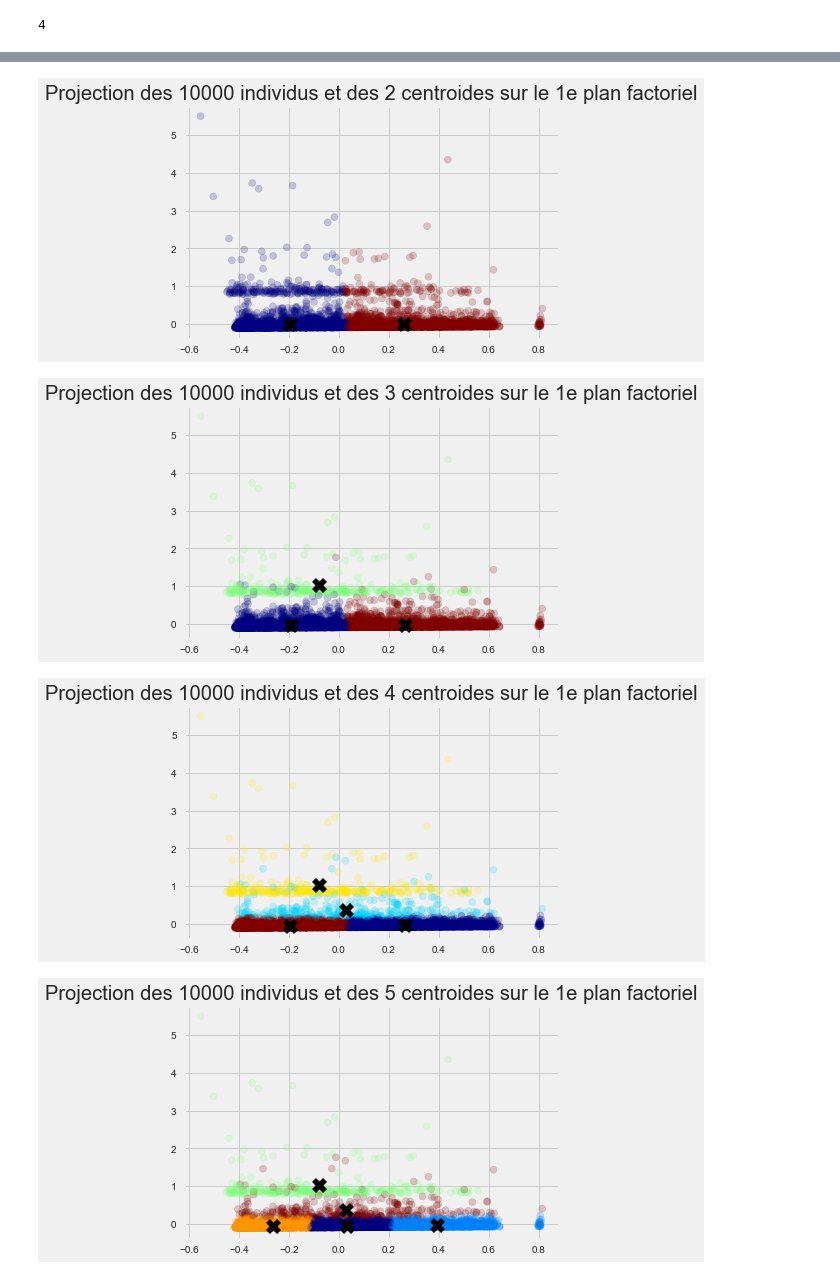
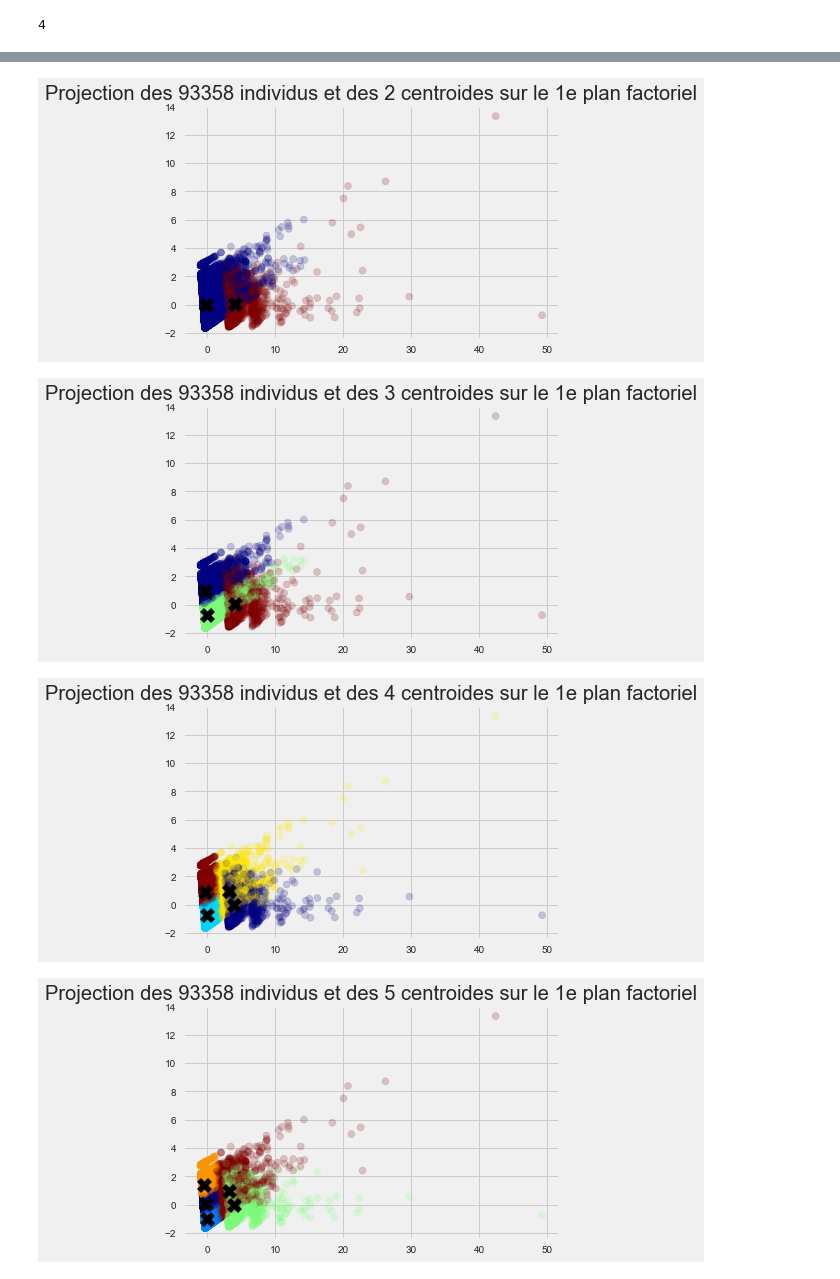
Before and after one commit to Abdess/olist, a Jupyter notebook: POLIST_02_notebookessais.ipynb, the cells around one changed output, grey strips where cells are left out. Cells and saved outputs as stored; diff of their text form; code cells hidden in the pictures.

```diff
--- a/POLIST_02_notebookessais.ipynb
+++ b/POLIST_02_notebookessais.ipynb
@@ -78,7 +101,7 @@ kmeans_kwargs = {
     "init": "random",
     "n_init": 10,
     "max_iter": 300,
-    "random_state": 2,
+    "random_state": 42,
 }
 
 kmeans = KMeans(n_clusters=3, **kmeans_kwargs)
@@ -167,6 +196,6 @@ from yellowbrick.cluster import intercluster_distance
 for n_cluster in range(2, 6):
     model = KMeans(n_cluster, **kmeans_kwargs)
     visualizer = SilhouetteVisualizer(model, colors='yellowbrick')
-    visualizer.fit(scaled_samples)  # Adapter les données au visualiseur
+    visualizer.fit(scaled_features)  # Adapter les données au visualiseur
     visualizer.show()  # afficher la silhouette
 # %% [output]
@@ -260,0 +210,5 @@ Le clustering a pris 0s
+# %%
+kmeans = KMeans(4, **kmeans_kwargs)
+kmeans_check = kmeans.fit(scaled_features)
+kmeans_check_labels = kmeans_check.labels_
+kmeans_check_rfm = df_rfm.assign(Cluster=kmeans_check_labels)
@@ -281,5 +317,5 @@ from yellowbrick.cluster import intercluster_distance
 
 for n_cluster in range(2, 6):
     model = KMeans(n_cluster, **kmeans_kwargs)
-    intercluster_distance(model, scaled_samples)
+    intercluster_distance(model, scaled_features)
 # %% [output]
@@ -296,36 +333,36 @@ array([0.44465869, 0.75356728, 1.        ])
 # %%
 for n_cluster in range(2, 6):
     model = KMeans(n_cluster, **kmeans_kwargs)
 
-    model.fit(scaled_samples)
+    model.fit(scaled_features)
 
     plt.figure()
     clusters = model.labels_
 
-    pca = decomposition.PCA(n_components=2).fit(scaled_samples)
-    X_projected = pca.transform(scaled_samples)
+    pca = decomposition.PCA(n_components=2).fit(scaled_features)
+    X_projected = pca.transform(scaled_features)
 
     centroids = model.cluster_centers_
     centroids_projected = pca.transform(centroids)
 
     plt.scatter(X_projected[:, 0],
                 X_projected[:, 1],
                 c=clusters.astype(float),
                 cmap='jet',
                 alpha=.2)
     plt.scatter(centroids_projected[:, 0],
                 centroids_projected[:, 1],
                 marker='X',
                 color='black',
                 alpha=1,
                 s=200)
 
     plt.title(
         f"Projection des {X_projected.shape[0]} individus et des {n_cluster} centroides sur le 1e plan factoriel"
     )
     plt.show()
 # %% [output]
-[figure, old version]
+[figure, new version]
-[figure, old version]
+[figure, new version]
-[figure, old version]
+[figure, new version]
-[figure, old version]
+[figure, new version]
```
Also changed, not shown: parts of 115 cells of this notebook.
